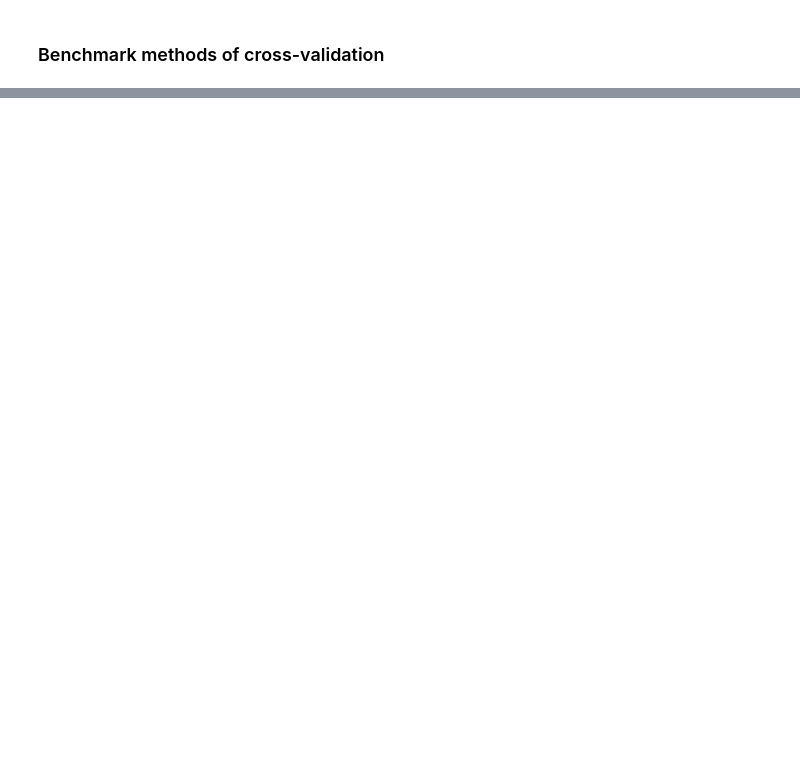
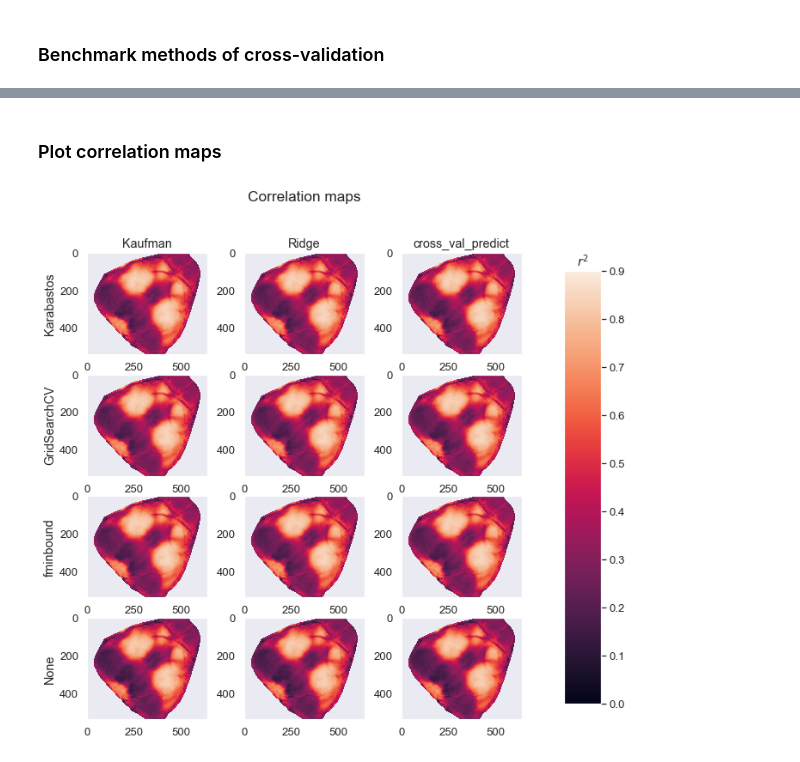
Before and after one commit to msokolet/regbench, a Jupyter notebook: pipeline.ipynb, the cells around one changed output, grey strips where cells are left out. Drawn from its saved outputs; the diff is of its cells as text; code cells hidden in the pictures; blank space fills up the shorter version.

```diff
--- a/pipeline.ipynb
+++ b/pipeline.ipynb
@@ -65,0 +124,29 @@ mplcursors.cursor(lines)
+# %%
+corrs = {}
+for nx, crossval_method in enumerate(opts['crossval_mets']):
+    for ny, alpha_method in enumerate(opts['alpha_mets']):
+        corrs[crossval_method, alpha_method] = rb.model_corr(data, preds[crossval_method, alpha_method])
+# %% [markdown]
+### Plot correlation maps
+# %%
+corr_fig, corr_ax = plt.subplots(len(opts['alpha_mets']), len(opts['crossval_mets']), figsize=(12, 10))
+plt.suptitle('Correlation maps')
+
+[axi.grid(False) for axi in corr_ax.ravel()]
+
+plots = {}
+for nx, crossval_method in enumerate(opts['crossval_mets']):
+    for ny, alpha_method in enumerate(opts['alpha_mets']):
+        plots[ny, nx] = corr_ax[ny, nx].imshow(corrs[crossval_method, alpha_method], vmin=0, vmax=0.9)
+        if ny == 0: corr_ax[ny, nx].set_title(crossval_method)
+        if nx == 0:
+            corr_ax[ny, nx].set_ylabel(alpha_method)
+
+corr_fig.subplots_adjust(left=0.2, right=0.8)
+cbar_ax = corr_fig.add_axes([0.85, 0.15, 0.05, 0.7])
+cbar = corr_fig.colorbar(plots[0, 0], cax=cbar_ax, orientation='vertical')
+cbar_ax.set_title('$r^2$');
+
+rb.save_fig(sum_fig, opts, name='rb_corrs') # Save plot
+# %% [output]
+[figure, added]
```
Also changed, not shown: parts of 20 cells of this notebook, 8 other files.
